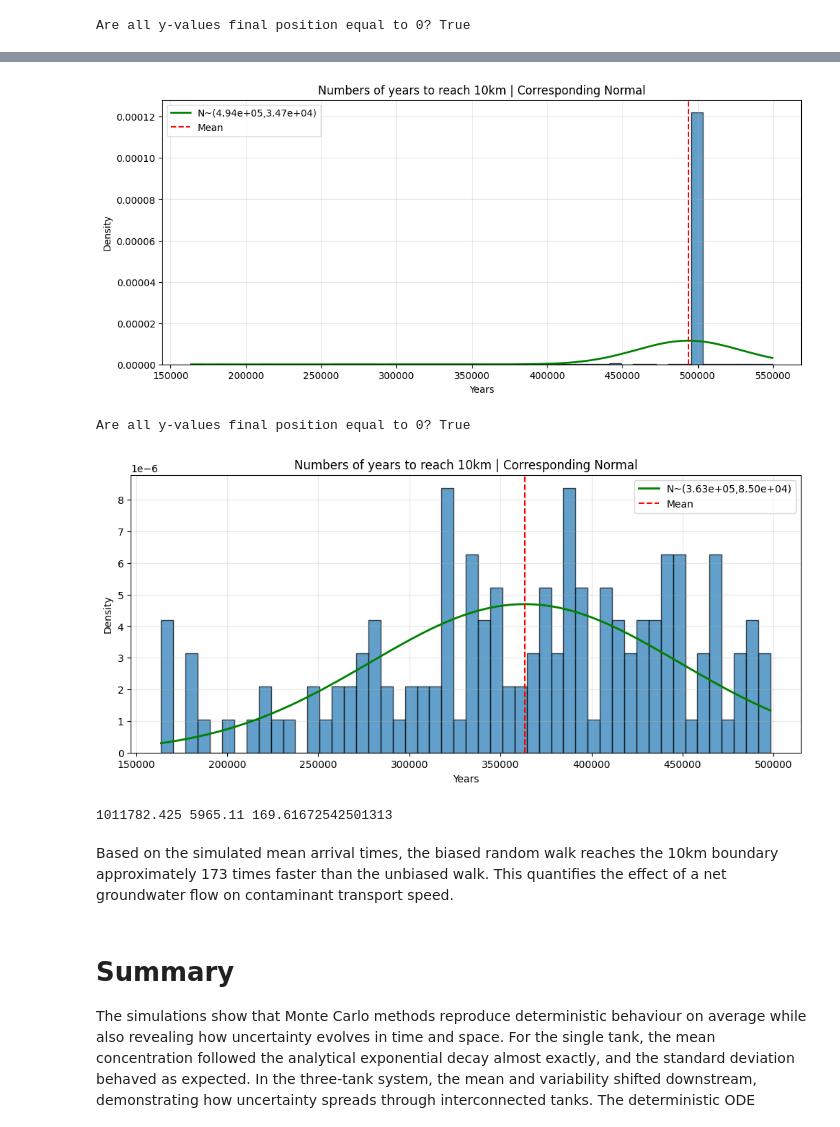
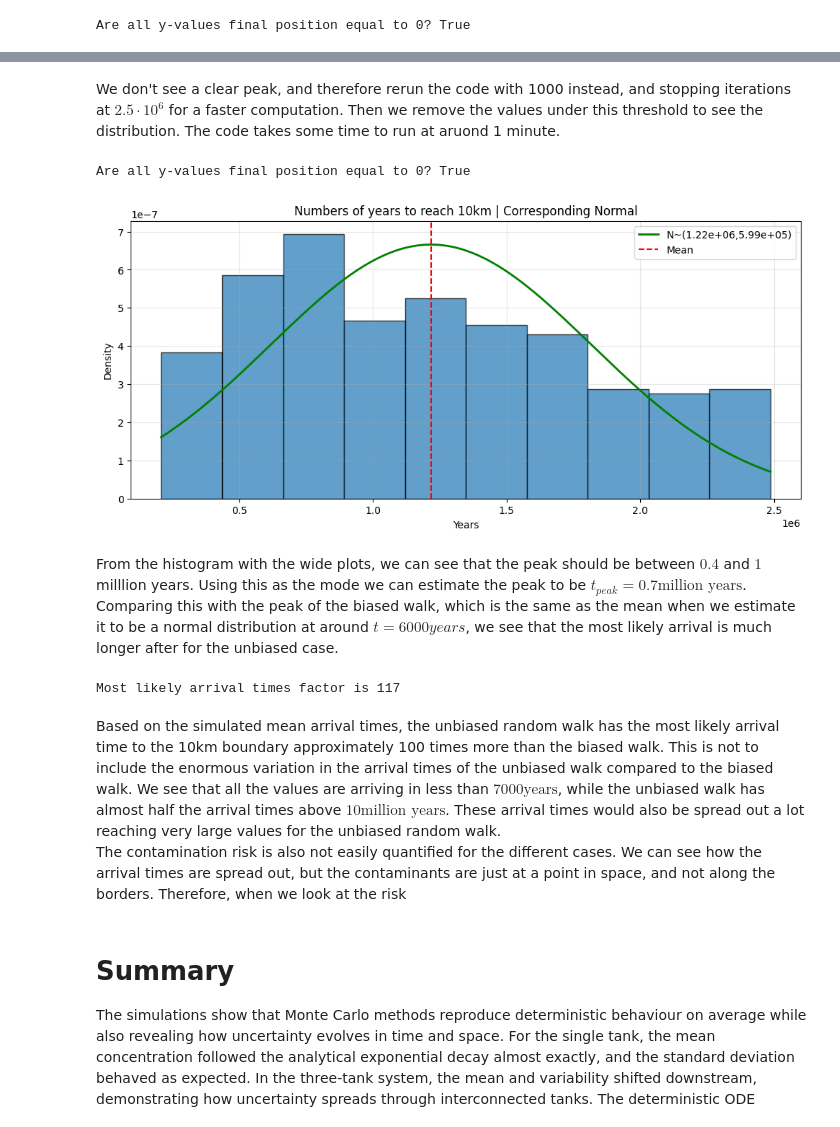
Before and after one commit to MalleBallen/Torgrim-og-Malvin-Gruppeprosjekt, a Jupyter notebook: project4/project4_malvin_oppdatering.ipynb, the cells around one changed output, grey strips where cells are left out. Saved outputs shown, nothing was run; the diff lists cells and outputs as text; code cells hidden in the pictures.

```diff
--- a/project4/project4_malvin_oppdatering.ipynb
+++ b/project4/project4_malvin_oppdatering.ipynb
@@ -1551,7 +1553,7 @@ We then calculate the mean of an unbiased for reaching the boundary of $0$, or $
 # %%
 def simulate_many_paths(
     n_runs=100,
-    max_val = 5*10**7,
+    max_val = 10**7,
 ):
     arrival_steps_mod_unb = []
     y_vals_unb = []
@@ -1582,0 +1588,11 @@ plot_hist_and_check_normality(arrival_steps_mod_unb, "Numbers of years to reach
+# %%
+def clear_values_under(arrival_steps, y_vals, max_val=2.5*10**6):
+    arrival_steps = np.asarray(arrival_steps, dtype=np.float64)
+    y_vals = np.asarray(y_vals, dtype=np.float64)
+    mask = arrival_steps < max_val-10
+    arrival_steps = arrival_steps[mask]
+    y_vals = y_vals[mask]
+    return arrival_steps, y_vals
+arrival_steps_mod_unb, y_vals_unb = clear_values_under(arrival_steps_mod_unb, y_vals_unb)
+print(f"Are all y-values final position equal to 0? {np.all(y_vals_unb == 0)}")
+plot_hist_and_check_normality(arrival_steps_mod_unb, "Numbers of years to reach 10km | Corresponding Normal", n_bins=20)
@@ -1583,34 +1602,35 @@ plot_hist_and_check_normality(arrival_steps_mod_unb, "Numbers of years to reach
+# %% [markdown]
+We don't see a clear peak, and therefore rerun the code with 1000 instead, and stopping iterations at $2.5\cdot 10^6$ for a faster computation. Then we remove the values under this threshold to see the distribution. The code takes some time to run at aruond 1 minute.
 # %%
-y_vals_unb, arrival_steps_mod_unb= simulate_many_paths(n_runs=3000, max_val = 5*10**5)
-plot_hist_and_check_normality(arrival_steps_mod_unb, "Numbers of years to reach 10km | Corresponding Normal", n_bins=50)
+y_vals_unb, arrival_steps_mod_unb= simulate_many_paths(n_runs=1000, max_val = 2.5*10**6)
+
+def clear_values_under(arrival_steps, y_vals, max_val=2.5*10**6):
+    arrival_steps = np.asarray(arrival_steps, dtype=np.float64)
+    y_vals = np.asarray(y_vals, dtype=np.float64)
+    mask = arrival_steps < max_val-10
+    arrival_steps = arrival_steps[mask]
+    y_vals = y_vals[mask]
+    return arrival_steps, y_vals
+
+arrival_steps_mod_unb, y_vals_unb = clear_values_under(arrival_steps_mod_unb, y_vals_unb)
+print(f"Are all y-values final position equal to 0? {np.all(y_vals_unb == 0)}")
+plot_hist_and_check_normality(arrival_steps_mod_unb, "Numbers of years to reach 10km | Corresponding Normal", n_bins=10)
 # %% [output]
+Are all y-values final position equal to 0? True
-[figure, old version]
+[figure, new version]
-# %%
-def clear_values_under(arrival_steps, y_vals, max_val=5*10**5):
-    arrival_steps = np.asarray(arrival_steps, dtype=np.float64)
-    y_vals = np.asarray(y_vals, dtype=np.float64)
-    mask = arrival_steps < max_val-10
-    arrival_steps = arrival_steps[mask]
-    y_vals = y_vals[mask]
-    return arrival_steps, y_vals
-
-arrival_steps_mod_unb, y_vals_unb = clear_values_under(arrival_steps_mod_unb, y_vals_unb)
-print(f"Are all y-values final position equal to 0? {np.all(y_vals_unb == 0)}")
-plot_hist_and_check_normality(arrival_steps_mod_unb, "Numbers of years to reach 10km | Corresponding Normal", n_bins=50)
-# %% [output]
-Are all y-values final position equal to 0? True
-[figure, removed]
-# %%
-# Simualted arrival times
-mu_unbiased = np.mean(arrival_steps)
-mu_biased   = np.mean(arrival_steps_mod)
-ratio = mu_unbiased / mu_biased
-print(mu_unbiased, mu_biased, ratio)
-# %% [output]
-1011782.425 5965.11 169.61672542501313
+# %% [markdown]
+From the histogram with the wide plots, we can see that the peak should be between $0.4$ and $1$ milllion years. Using this as the mode we can estimate the peak to be $t_{peak} = 0.7 \text{million years}$. Comparing this with the peak of the biased walk, which is the same as the mean when we estimate it to be a normal distribution at around $t=6000 years$, we see that the most likely arrival is much longer after for the unbiased case.
+# %%
+t_peak_unb = 0.7*10**6
+t_peak_b = np.mean(arrival_steps_mod)
+
+factor = t_peak_unb/t_peak_b
+print(f"Most likely arrival times factor is {factor:.0f}")
+# %% [output]
+Most likely arrival times factor is 117
 # %% [markdown]
-Based on the simulated mean arrival times, the biased random walk reaches the 10km boundary approximately 173 times faster than the unbiased walk.
-This quantifies the effect of a net groundwater flow on contaminant transport speed.
+Based on the simulated mean arrival times, the unbiased random walk has the most likely arrival time to the 10km boundary approximately 100 times more than the biased walk. This is not to include the enormous variation in the arrival times of the unbiased walk compared to the biased walk. We see that all the values are arriving in less than $7000\text{years}$, while the unbiased walk has almost half the arrival times above $10\text{million years}$. These arrival times would also be spread out a lot reaching very large values for the unbiased random walk.
+The contamination risk is also not easily quantified for the different cases. We can see how the arrival times are spread out, but the contaminants are just at a point in space, and not along the borders. Therefore, when we look at the risk
 # %% [markdown]
 # Summary
 The simulations show that Monte Carlo methods reproduce deterministic behaviour on average while also revealing how uncertainty evolves in time and space. For the single tank, the mean concentration followed the analytical exponential decay almost exactly, and the standard deviation behaved as expected. In the three-tank system, the mean and variability shifted downstream, demonstrating how uncertainty spreads through interconnected tanks. The deterministic ODE predictions were almost identical to the Monte Carlo mean curves, which shows that the stochastic simulations behave as expected and accurately reproduce the underlying system dynamics on average.
```
Also changed, not shown: parts of 9 cells of this notebook.
